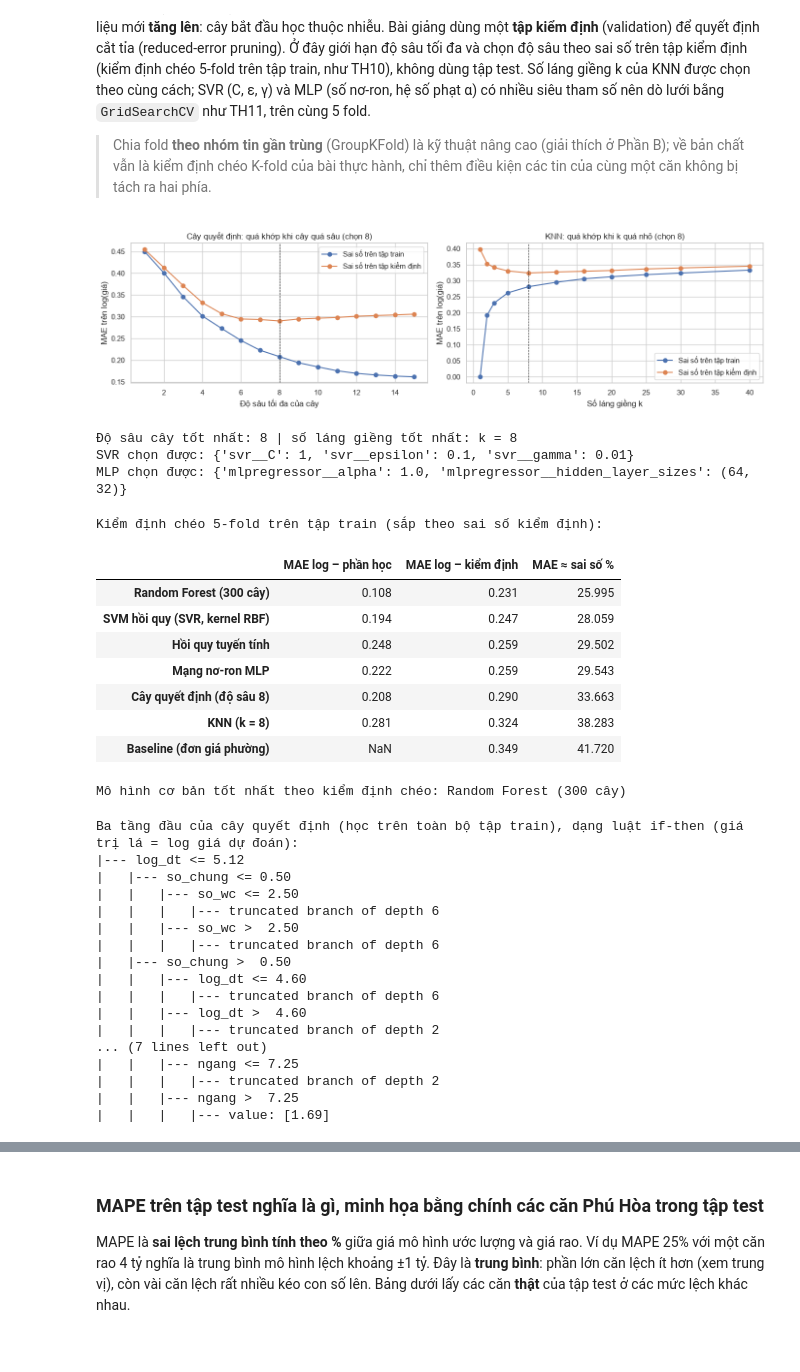
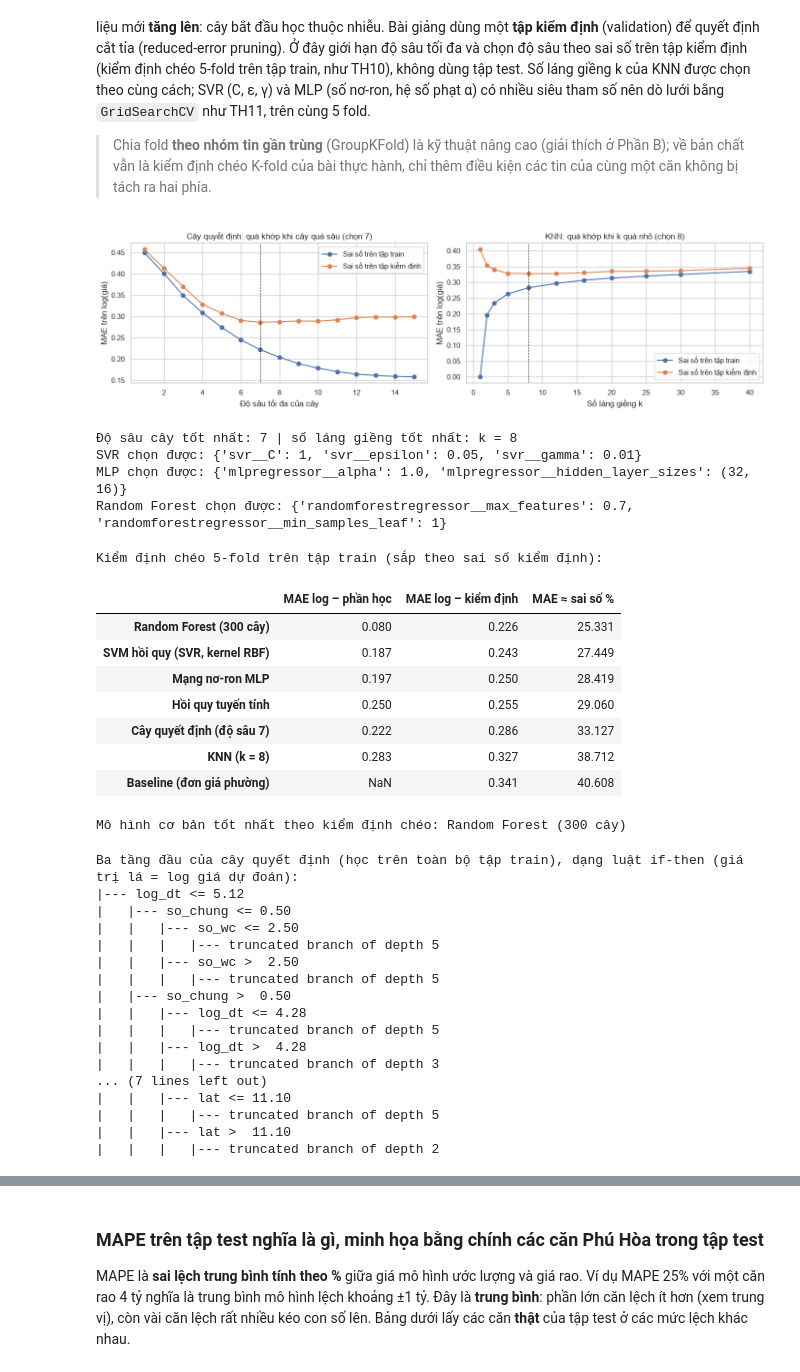
Before and after one commit to 2324801030095-cloud/Project_Du-doan-gia-nha, a Jupyter notebook: notebooks/2324801030095.ipynb, the cells around one changed output, grey strips where cells are left out. Drawn from its saved outputs; the diff is of its cells as text; code cells hidden in the pictures.

```diff
--- a/notebooks/2324801030095.ipynb
+++ b/notebooks/2324801030095.ipynb
@@ -620,38 +621,41 @@ FOLD = list(GroupKFold(5, shuffle=True, random_state=RANDOM_STATE).split(Xtr, gr
 
 def mae_cheo(tao):
     # Kiểm định chéo 5-fold trên tập train: trả về (MAE trên phần học, MAE trên phần kiểm định), đo trên log(giá)
     tr_, va_ = [], []
     for a, b in FOLD:
         m = tao().fit(Xtr.iloc[a], ytr[a])
         tr_.append(np.mean(np.abs(m.predict(Xtr.iloc[a]) - ytr[a]))); va_.append(np.mean(np.abs(m.predict(Xtr.iloc[b]) - ytr[b])))
     return np.mean(tr_), np.mean(va_)
 
 DO_SAU, SO_K = list(range(1, 16)), [1, 2, 3, 5, 8, 12, 16, 20, 25, 30, 40]
 loi_cay = np.array([mae_cheo(lambda: cay(d)) for d in DO_SAU])
 loi_knn = np.array([mae_cheo(lambda: knn(k)) for k in SO_K])
 DO_SAU_TOT, K_TOT = DO_SAU[int(np.argmin(loi_cay[:, 1]))], SO_K[int(np.argmin(loi_knn[:, 1]))]
 
 fig, axes = plt.subplots(1, 2, figsize=(14, 4))
 for ax, x, loi, tot, ten, nhan in [(axes[0], DO_SAU, loi_cay, DO_SAU_TOT, "Cây quyết định: quá khớp khi cây quá sâu", "Độ sâu tối đa của cây"),
                                    (axes[1], SO_K, loi_knn, K_TOT, "KNN: quá khớp khi k quá nhỏ", "Số láng giềng k")]:
     ax.plot(x, loi[:, 0], "o-", label="Sai số trên tập train"); ax.plot(x, loi[:, 1], "o-", label="Sai số trên tập kiểm định")
     ax.axvline(tot, color="k", ls="--", lw=0.8); ax.set(title=f"{ten} (chọn {tot})", xlabel=nhan, ylabel="MAE trên log(giá)"); ax.legend()
 plt.tight_layout(); plt.show()
 print(f"Độ sâu cây tốt nhất: {DO_SAU_TOT} | số láng giềng tốt nhất: k = {K_TOT}")
 
 # SVR và MLP có nhiều siêu tham số: dò lưới bằng GridSearchCV (như TH11) trên cùng 5 fold của tập train
 def do_luoi(pipe, luoi):
     return GridSearchCV(pipe, luoi, cv=FOLD, scoring="neg_mean_absolute_error").fit(Xtr, ytr).best_params_
 TS_SVR = do_luoi(make_pipeline(SimpleImputer(strategy="median"), StandardScaler(), SVR()),
                  {"svr__C": [0.3, 1, 3, 10], "svr__epsilon": [0.05, 0.1], "svr__gamma": ["scale", 0.01]})
 TS_MLP = do_luoi(make_pipeline(SimpleImputer(strategy="median"), StandardScaler(), MLPRegressor(early_stopping=True, max_iter=2000, random_state=0)),
                  {"mlpregressor__hidden_layer_sizes": [(16,), (32, 16), (64, 32)], "mlpregressor__alpha": [1e-3, 1e-1, 1.0]})
-print("SVR chọn được:", TS_SVR); print("MLP chọn được:", TS_MLP)
+TS_RF = do_luoi(make_pipeline(SimpleImputer(strategy="median"), RandomForestRegressor(300, n_jobs=-1, random_state=0)),
+                {"randomforestregressor__max_features": [0.2, 0.4, 0.7], "randomforestregressor__min_samples_leaf": [1, 2, 5]})
+print("SVR chọn được:", TS_SVR); print("MLP chọn được:", TS_MLP); print("Random Forest chọn được:", TS_RF)
 # %% [output]
-[figure, old version]
+[figure, new version]
-Độ sâu cây tốt nhất: 8 | số láng giềng tốt nhất: k = 8
-SVR chọn được: {'svr__C': 1, 'svr__epsilon': 0.1, 'svr__gamma': 0.01}
-MLP chọn được: {'mlpregressor__alpha': 1.0, 'mlpregressor__hidden_layer_sizes': (64, 32)}
+Độ sâu cây tốt nhất: 7 | số láng giềng tốt nhất: k = 8
+SVR chọn được: {'svr__C': 1, 'svr__epsilon': 0.05, 'svr__gamma': 0.01}
+MLP chọn được: {'mlpregressor__alpha': 1.0, 'mlpregressor__hidden_layer_sizes': (32, 16)}
+Random Forest chọn được: {'randomforestregressor__max_features': 0.7, 'randomforestregressor__min_samples_leaf': 1}
 # %%
 # Các mô hình của môn học, với siêu tham số đã chọn bằng kiểm định chéo ở ô trên
 MO_HINH_CO_BAN = {
@@ -662,7 +666,7 @@ MO_HINH_CO_BAN = {
     "Mạng nơ-ron MLP": lambda: make_pipeline(SimpleImputer(strategy="median"), StandardScaler(),
                                               MLPRegressor(early_stopping=True, max_iter=2000, random_state=0)).set_params(**TS_MLP),
     "Random Forest (300 cây)": lambda: make_pipeline(SimpleImputer(strategy="median"),
-                                                     RandomForestRegressor(300, min_samples_leaf=2, max_features=0.4, n_jobs=-1, random_state=0)),
+                                                     RandomForestRegressor(300, n_jobs=-1, random_state=0)).set_params(**TS_RF),
 }
 # Chọn mô hình bằng kiểm định chéo trên tập train (không nhìn tập test)
 bang_cheo = pd.DataFrame({ten: mae_cheo(tao) for ten, tao in MO_HINH_CO_BAN.items()}, index=["MAE log – phần học", "MAE log – kiểm định"]).T
@@ -676,18 +680,16 @@ print(f"Mô hình cơ bản tốt nhất theo kiểm định chéo: {TOT_CO_BAN}
 # %% [output]
 Kiểm định chéo 5-fold trên tập train (sắp theo sai số kiểm định):
 |  | MAE log – phần học | MAE log – kiểm định | MAE ≈ sai số % |
-| Random Forest (300 cây) | 0.108 | 0.231 | 25.995 |
-| SVM hồi quy (SVR, kernel RBF) | 0.194 | 0.247 | 28.059 |
-| Hồi quy tuyến tính | 0.248 | 0.259 | 29.502 |
-| Mạng nơ-ron MLP | 0.222 | 0.259 | 29.543 |
-| Cây quyết định (độ sâu 8) | 0.208 | 0.290 | 33.663 |
-| KNN (k = 8) | 0.281 | 0.324 | 38.283 |
-| Baseline (đơn giá phường) | NaN | 0.349 | 41.720 |
+| Random Forest (300 cây) | 0.080 | 0.226 | 25.331 |
+| SVM hồi quy (SVR, kernel RBF) | 0.187 | 0.243 | 27.449 |
+| Mạng nơ-ron MLP | 0.197 | 0.250 | 28.419 |
+| Hồi quy tuyến tính | 0.250 | 0.255 | 29.060 |
+| Cây quyết định (độ sâu 7) | 0.222 | 0.286 | 33.127 |
+| KNN (k = 8) | 0.283 | 0.327 | 38.712 |
+| Baseline (đơn giá phường) | NaN | 0.341 | 40.608 |
 Mô hình cơ bản tốt nhất theo kiểm định chéo: Random Forest (300 cây)
 # %%
-# Tập test KHÔNG dùng ở Phần A. Chỉ học lại mô hình tốt nhất trên toàn bộ tập train;
-# nó được chấm trên tập test MỘT lần, cùng lúc với mô hình của Phần B (Bước 9).
-mo_hinh_co_ban_tot = MO_HINH_CO_BAN[TOT_CO_BAN]().fit(Xtr, ytr)
+# Tập test KHÔNG dùng ở Phần A: mô hình tốt nhất được chấm trên tập test MỘT lần, ở Bước 9.
 cay_tot = cay(DO_SAU_TOT).fit(Xtr, ytr)
 print("Ba tầng đầu của cây quyết định (học trên toàn bộ tập train), dạng luật if-then (giá trị lá = log giá dự đoán):")
 print(export_text(cay_tot.named_steps["decisiontreeregressor"], feature_names=DT_CO_BAN, max_depth=2))
@@ -696,19 +698,19 @@ Ba tầng đầu của cây quyết định (học trên toàn bộ tập train)
 |--- log_dt <= 5.12
 |   |--- so_chung <= 0.50
 |   |   |--- so_wc <= 2.50
-|   |   |   |--- truncated branch of depth 6
+|   |   |   |--- truncated branch of depth 5
 |   |   |--- so_wc >  2.50
-|   |   |   |--- truncated branch of depth 6
+|   |   |   |--- truncated branch of depth 5
 |   |--- so_chung >  0.50
-|   |   |--- log_dt <= 4.60
-|   |   |   |--- truncated branch of depth 6
-|   |   |--- log_dt >  4.60
+|   |   |--- log_dt <= 4.28
+|   |   |   |--- truncated branch of depth 5
+|   |   |--- log_dt >  4.28
+|   |   |   |--- truncated branch of depth 3
+... (7 lines left out)
+|   |   |--- lat <= 11.10
+|   |   |   |--- truncated branch of depth 5
+|   |   |--- lat >  11.10
 |   |   |   |--- truncated branch of depth 2
-... (7 lines left out)
-|   |   |--- ngang <= 7.25
-|   |   |   |--- truncated branch of depth 2
-|   |   |--- ngang >  7.25
-|   |   |   |--- value: [1.69]
 # %%
 bc = bang_cheo.sort_values("MAE log – kiểm định")
 pct = lambda t: vn(bc.loc[t, "MAE ≈ sai số %"], 0)
```
Also changed, not shown: parts of 57 cells of this notebook, 53 other files.
